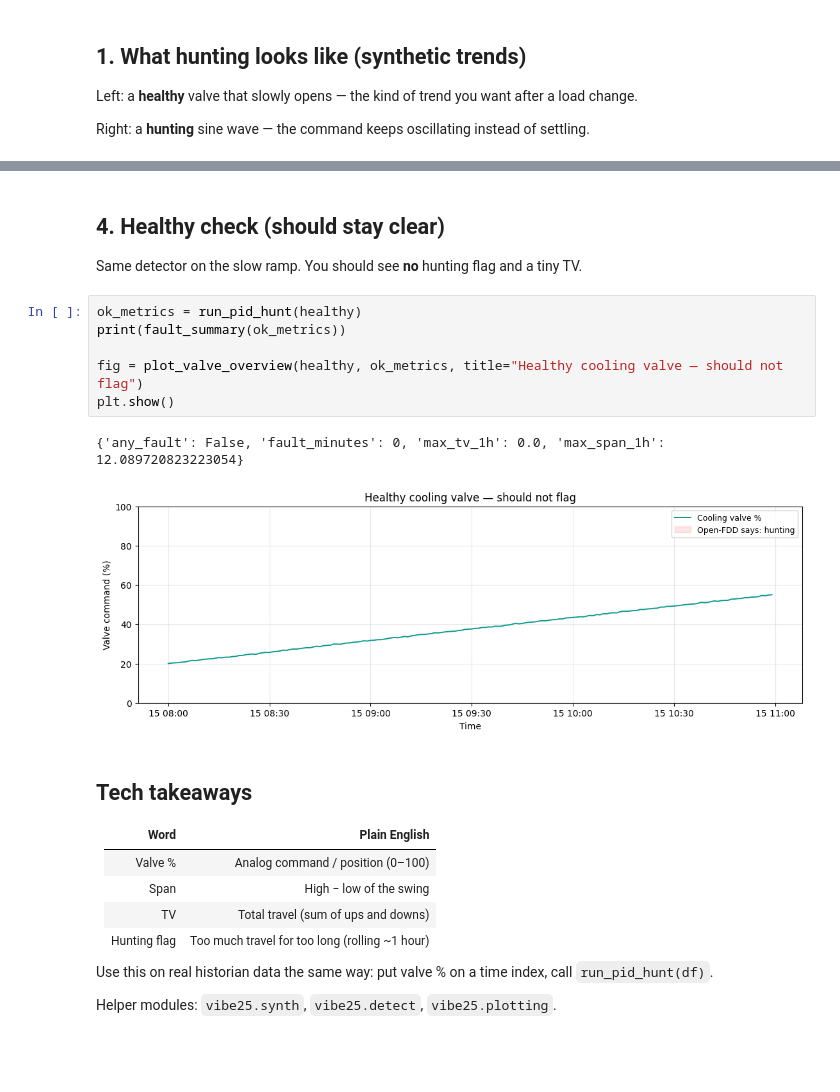
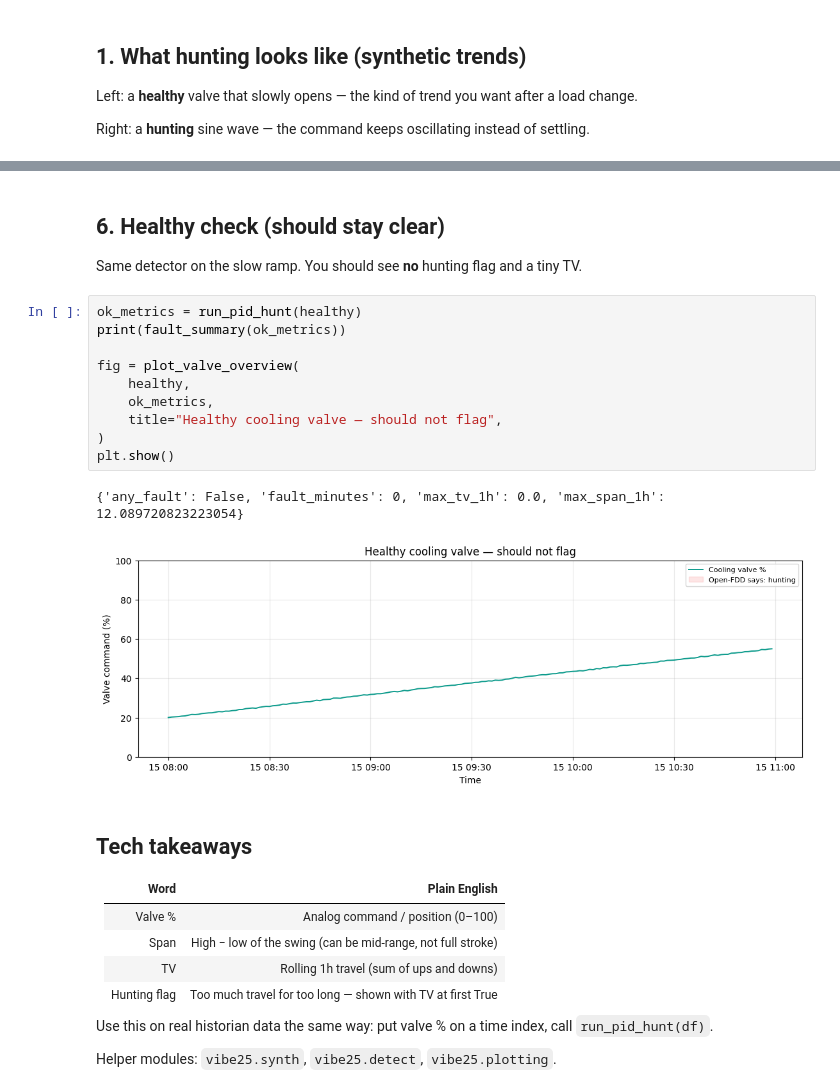
Before and after one commit to bbartling/py-bacnet-stacks-playground, a Jupyter notebook: vibe_code_apps_25/notebooks/01_pid_hunt_tutorial.ipynb, the cells around one changed output, grey strips where cells are left out. Drawn from its saved outputs; the diff is of its cells as text; blank space fills up the shorter version.

```diff
--- a/vibe_code_apps_25/notebooks/01_pid_hunt_tutorial.ipynb
+++ b/vibe_code_apps_25/notebooks/01_pid_hunt_tutorial.ipynb
@@ -85,25 +174,29 @@ plt.show()
 # %% [markdown]
-## 4. Healthy check (should stay clear)
+## 6. Healthy check (should stay clear)
 
 Same detector on the slow ramp. You should see **no** hunting flag and a tiny TV.
 # %%
 ok_metrics = run_pid_hunt(healthy)
 print(fault_summary(ok_metrics))
 
-fig = plot_valve_overview(healthy, ok_metrics, title="Healthy cooling valve — should not flag")
+fig = plot_valve_overview(
+    healthy,
+    ok_metrics,
+    title="Healthy cooling valve — should not flag",
+)
 plt.show()
 # %% [output]
 {'any_fault': False, 'fault_minutes': 0, 'max_tv_1h': 0.0, 'max_span_1h': 12.089720823223054}
-[figure, old version]
+[figure, new version]
 # %% [markdown]
 ## Tech takeaways
 
 | Word | Plain English |
 |------|----------------|
 | Valve % | Analog command / position (0–100) |
-| Span | High − low of the swing |
-| TV | Total travel (sum of ups and downs) |
-| Hunting flag | Too much travel for too long (rolling ~1 hour) |
+| Span | High − low of the swing (can be mid-range, not full stroke) |
+| TV | Rolling 1h travel (sum of ups and downs) |
+| Hunting flag | Too much travel for too long — shown with TV at first True |
 
 Use this on real historian data the same way: put valve % on a time index, call `run_pid_hunt(df)`.
 
```
Also changed, not shown: parts of 11 cells of this notebook, 5 other files.
